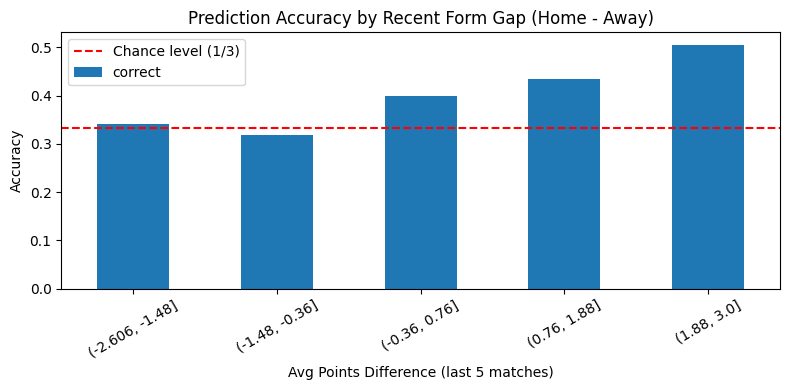
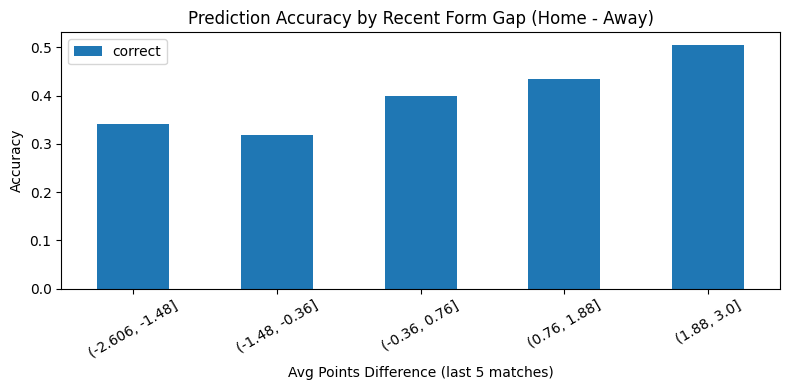
Code edit (unified diff) that turned the first committed figure into the second:
--- before
+++ after
@@ -14,5 +14,4 @@
 ax.set_xlabel('Avg Points Difference (last 5 matches)')
 ax.set_ylabel('Accuracy')
-ax.axhline(1/3, color='red', linestyle='--', label='Chance level (1/3)')
 ax.legend()
 plt.xticks(rotation=30)

Commit: 軽微な修正